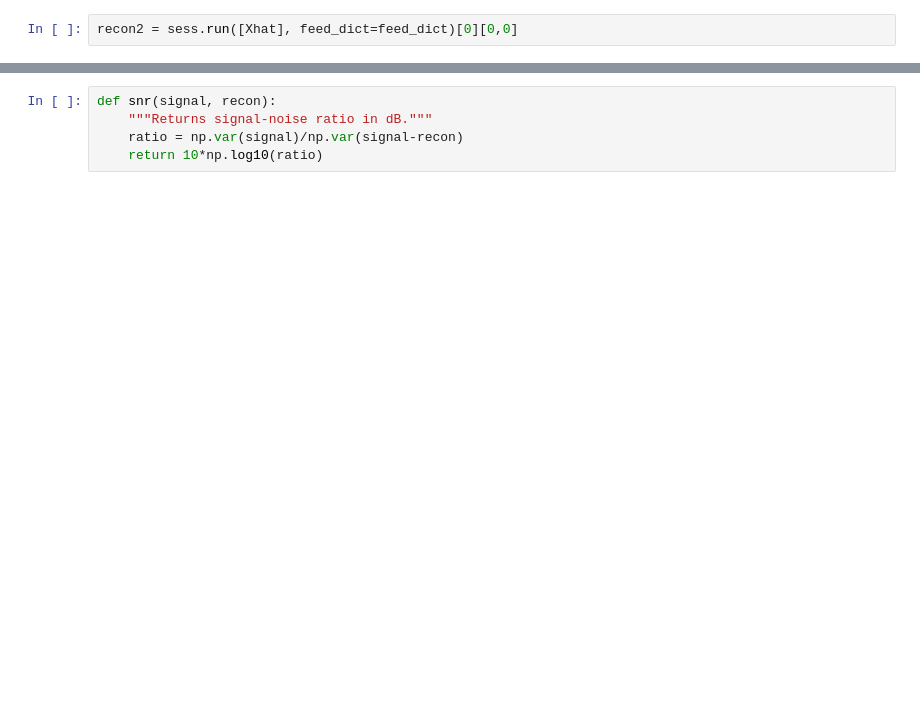
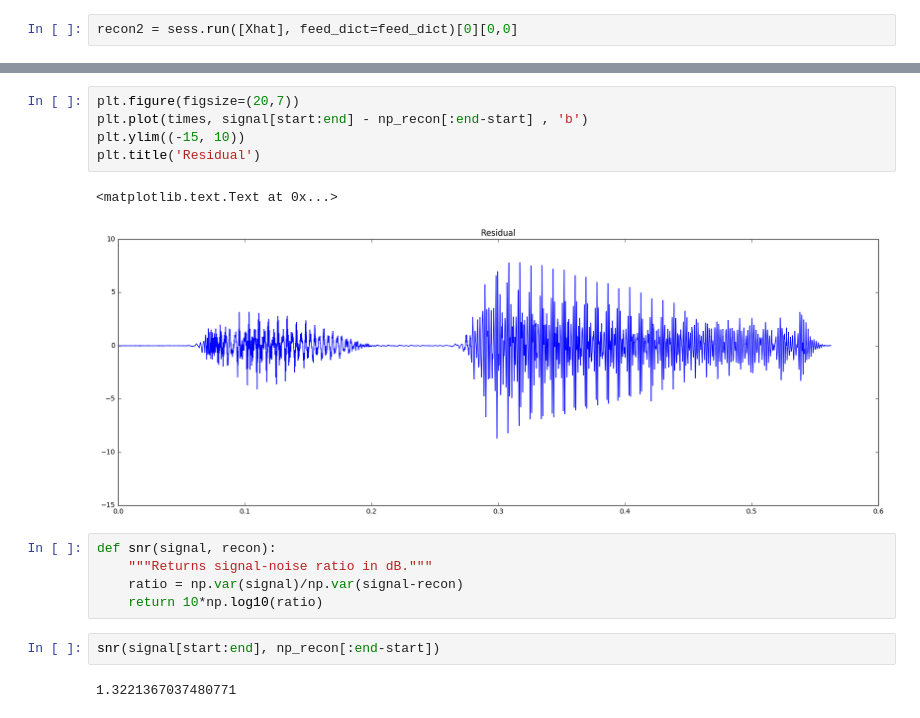
Before and after one commit to emdodds/causal-sparse-coding, a Jupyter notebook: one at a time.ipynb, the cells around one changed output, grey strips where cells are left out. Saved outputs shown, nothing was run; the diff lists cells and outputs as text; blank space fills up the shorter version.

```diff
--- a/one at a time.ipynb
+++ b/one at a time.ipynb
@@ -205,8 +193,20 @@ plt.plot(times, recon2, 'b', times, signal[start:end]+5, 'g')
+# %%
+plt.figure(figsize=(20,7))
+plt.plot(times, signal[start:end] - np_recon[:end-start] , 'b')
+plt.ylim((-15, 10))
+plt.title('Residual')
+# %% [output]
+<matplotlib.text.Text at 0x...>
+[figure, added]
 # %%
 def snr(signal, recon):
     """Returns signal-noise ratio in dB."""
     ratio = np.var(signal)/np.var(signal-recon)
     return 10*np.log10(ratio)
+# %%
+snr(signal[start:end], np_recon[:end-start])
+# %% [output]
+1.3221367037480771
 # %%
 snr(signal[start:end], recon[:end-start])
 # %% [output]
```
Also changed, not shown: parts of 50 cells of this notebook.
